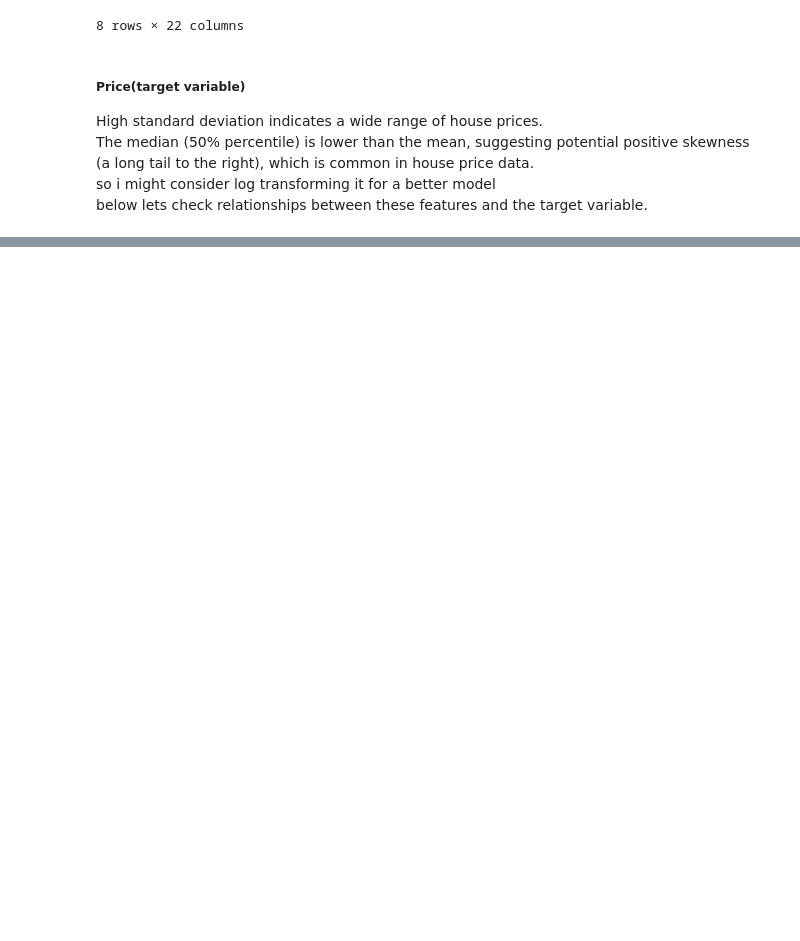
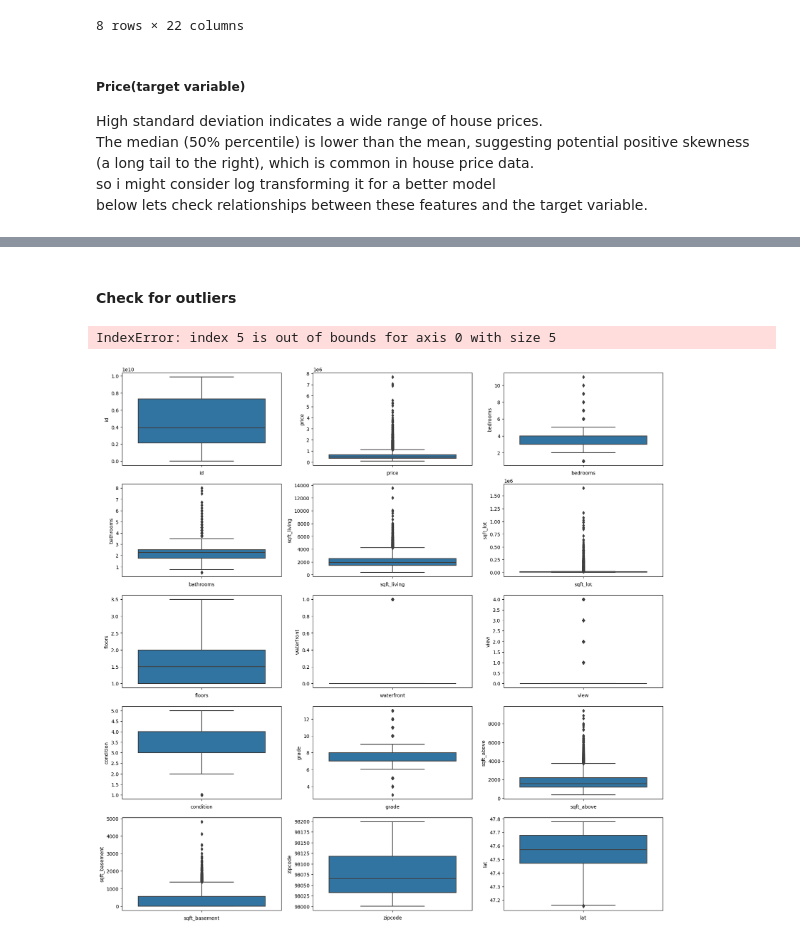
Before and after one commit to Bennie-Kibet/Phase-2-project, a Jupyter notebook: Work/Victor2.ipynb, the cells around one changed output, grey strips where cells are left out. Drawn from its saved outputs; the diff is of its cells as text; code cells hidden in the pictures; blank space fills up the shorter version.

Commit message:
handled outliers

```diff
--- a/Work/Victor2.ipynb
+++ b/Work/Victor2.ipynb
@@ -475,0 +476,12 @@ Waterfront, View, Condition, Grade: These features are difficult to interpret fr
+# %%
+# Splitting the columns based on variable types
+categorical_columns = []
+numerical_columns = []
+for i in df.columns:
+    if df[i].dtype == 'O':
+        categorical_columns.append(i)
+    else:
+        numerical_columns.append(i)
+
+print(f"Categorical columns:",  categorical_columns)
+print(f"Numerical columns:",  numerical_columns)
@@ -475,0 +504,18 @@ Waterfront, View, Condition, Grade: These features are difficult to interpret fr
+# %% [markdown]
+#### Check for outliers
+# %%
+# Box Plot to investigate the price column
+# Outlier Analysis for numeric variables
+fig, axes = plt.subplots(nrows=5, ncols=3, figsize=(20,20))
+
+# Iterate over the columns and create the box plots
+for i, column in enumerate(numerical_columns):
+    sns.boxplot(y=df[column], ax=axes[i // 3, i % 3])
+    axes[i // 3, i % 3].set_xlabel(column)
+
+plt.tight_layout()
+plt.show()
+# From the boxplots below it can be seen that there are a lot of outliers.
+# %% [output]
+IndexError: index 5 is out of bounds for axis 0 with size 5
+[figure, added]
```
Also changed, not shown: parts of 8 cells of this notebook.
